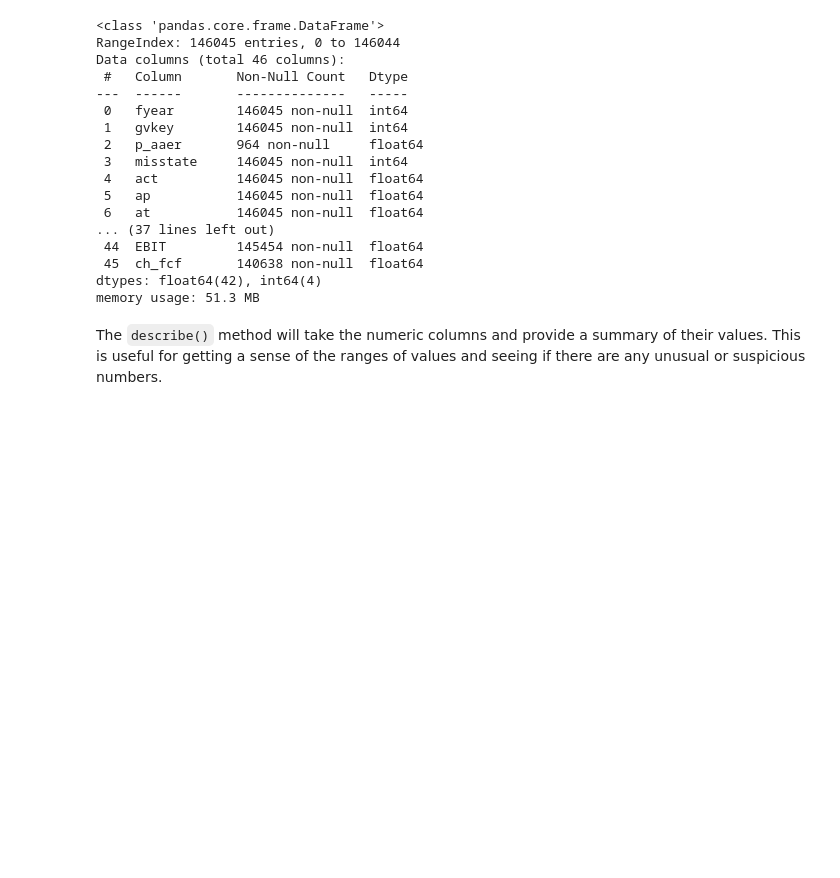
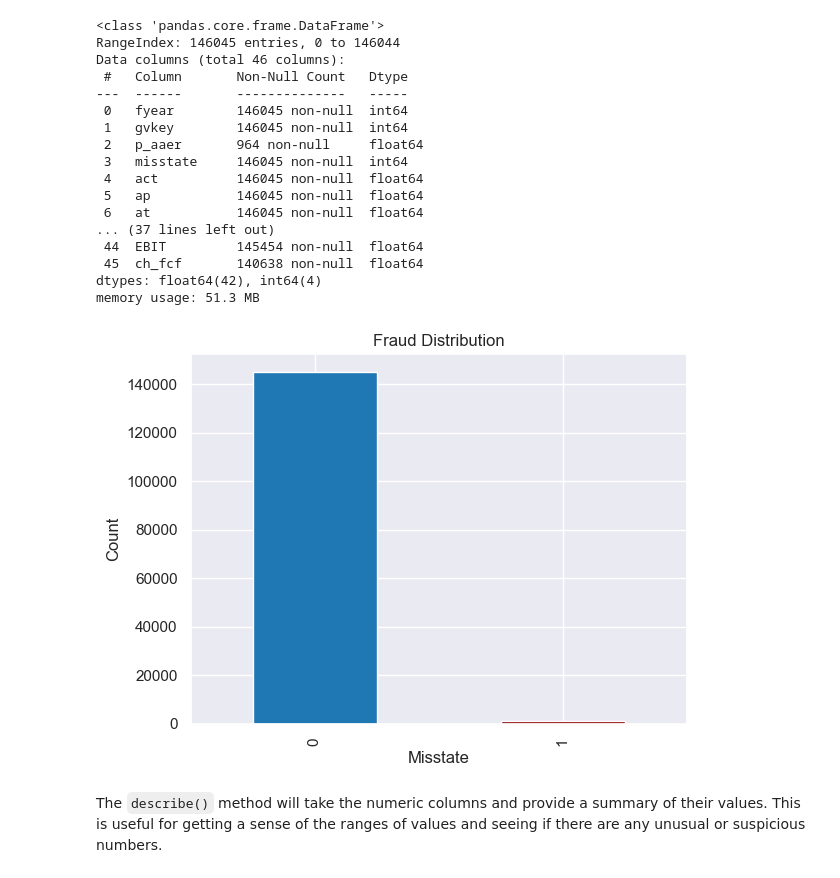
Before and after one commit to rhuang11/GraLNA, a Jupyter notebook: New/FinancialStatementFraudDetection.ipynb, the cells around one changed output. Saved outputs shown, nothing was run; the diff lists cells and outputs as text; code cells hidden in the pictures; blank space fills up the shorter version.

```diff
--- a/New/FinancialStatementFraudDetection.ipynb
+++ b/New/FinancialStatementFraudDetection.ipynb
@@ -58,6 +62,15 @@ Data columns (total 46 columns):
  45  ch_fcf       140638 non-null  float64
 dtypes: float64(42), int64(4)
 memory usage: 51.3 MB
+# %%
+# graph misstate=1 and misstate=0 with misstate=0 as not fraud and misstate=1 as fraud for the labels, color the fraud bar red and not fraud bar default color
+finfraud['misstate'].value_counts().plot(kind='bar', color=['tab:blue', 'darkred'])
+plt.title('Fraud Distribution')
+plt.xlabel('Misstate')
+plt.ylabel('Count')
+plt.show()
+# %% [output]
+[figure, added]
 # %% [markdown]
 The `describe()` method will take the numeric columns and provide a summary of their values. This is useful for getting a sense of the ranges of values and seeing if there are any unusual or suspicious numbers.
 # %%
```
Also changed, not shown: parts of 13 cells of this notebook, 28 other files.
